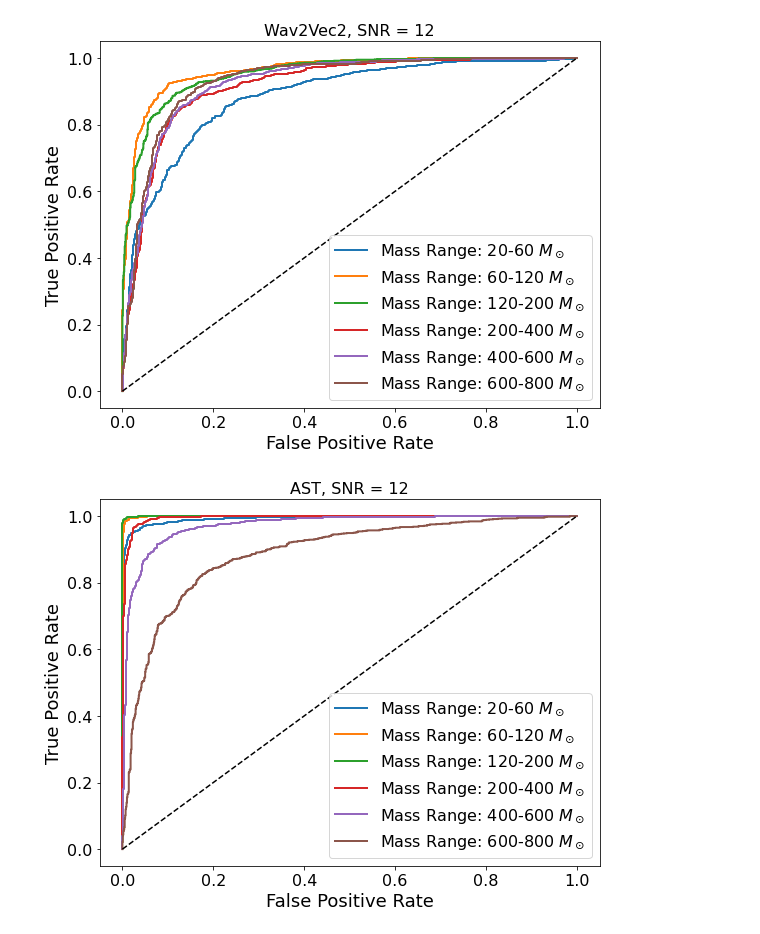
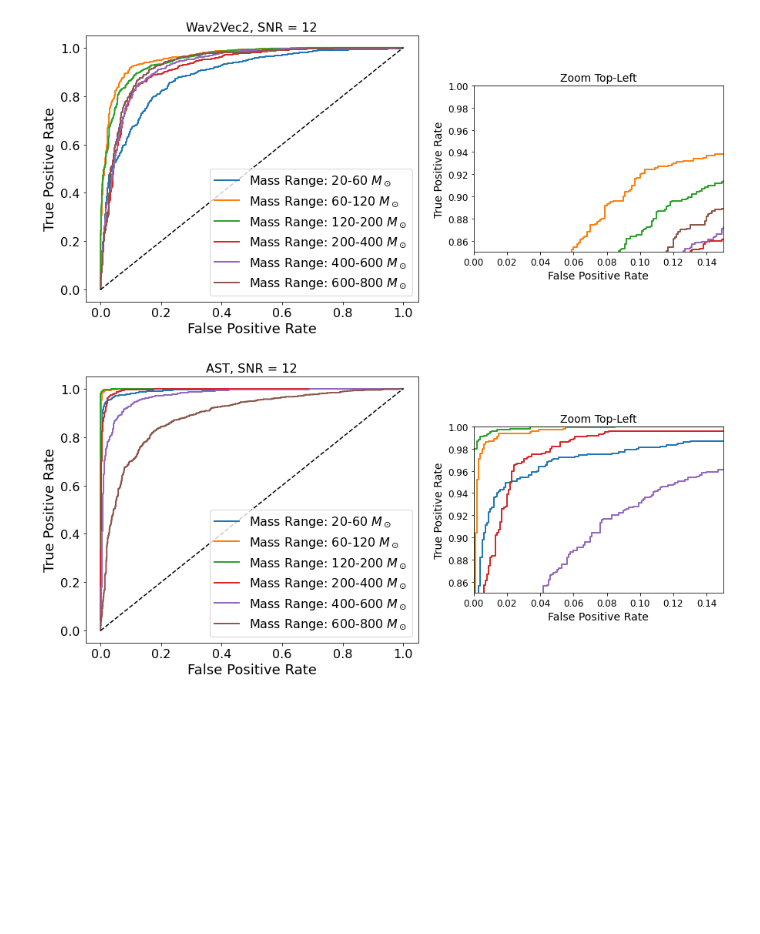
Before and after one commit to Suyash-Deshmukh/transformers-for-GW-analysis, a Jupyter notebook: roc_curves.ipynb, the cells around one changed output. Cells and saved outputs as stored; diff of their text form; code cells hidden in the pictures; blank space fills up the shorter version.

```diff
--- a/roc_curves.ipynb
+++ b/roc_curves.ipynb
@@ -98 +85,38 @@ def plotter(path, title):
+# %%
+def plotter(path, title, file_name):
+    paths = sorted(glob.glob(path), key=lambda x: int(re.search(r'_(\d+)\.hdf5$', x).group(1)))
+    bounds = [int(f.split('_')[-2]) for f in paths]
+    low_bounds = [20] + bounds[:-1]
+    labels = [f"Mass Range: {low}-{high} $M_\\odot$" for low, high in zip(low_bounds, bounds)]
+
+    fig = plt.figure(figsize=(10, 6))  # wider to accommodate inset outside
+
+    # Main ROC plot
+    ax_main = fig.add_axes([0.05, 0.1, 0.6, 0.8])  # [left, bottom, width, height]
+    ax_zoom = fig.add_axes([0.75, 0.25, 0.45, 0.5])
+
+    for i, path in enumerate(paths):
+        with h5py.File(path, "r") as f:
+            fpr = f["fpr"][:]
+            tpr = f["tpr"][:]
+        ax_main.plot(fpr, tpr, lw=2, label=labels[i])
+        ax_zoom.plot(fpr, tpr, lw=2)
+
+    ax_main.plot([0, 1], [0, 1], "k--")
+    ax_main.set_xlabel("False Positive Rate", fontsize=18)
+    ax_main.set_ylabel("True Positive Rate", fontsize=18)
+    ax_main.tick_params(labelsize=16)
+    ax_main.legend(loc="lower right", fontsize=16)
+    ax_main.set_title(title, fontsize=16)
+
+    # ax_zoom.plot([0, 1], [0, 1], "k--")
+    ax_zoom.set_xlim(0.0, 0.15)
+    ax_zoom.set_ylim(0.85, 1.0)
+    ax_zoom.set_title("Zoom Top-Left", fontsize=14)
+    ax_zoom.set_xlabel("False Positive Rate", fontsize=14)
+    ax_zoom.set_ylabel("True Positive Rate", fontsize=14)
+    ax_zoom.tick_params(labelsize=12)
+
+    plt.savefig(f'figures/{file_name}.png', bbox_inches='tight', facecolor='w', transparent=False, dpi=200)
+    plt.show()
 # %%
@@ -102,9 +126,9 @@ plotter("logs/whisper*eval_roc_*.hdf5", "Whisper, SNR = 12")
 # %%
-plotter("logs/wav2vec2_*eval_roc_*.hdf5", "Wav2Vec2, SNR = 12")
+plotter("logs/wav2vec2_*eval_roc_*.hdf5", "Wav2Vec2, SNR = 12", "wav2vec2_all_masses")
 # %% [output]
-[figure, old version]
+[figure, new version]
 # %%
-plotter("logs/ast*eval_roc_*.hdf5", "AST, SNR = 12")
+plotter("logs/ast*eval_roc_*.hdf5", "AST, SNR = 12", "ast_all_masses")
 # %% [output]
-[figure, old version]
+[figure, new version]
 # %%
```
Also changed, not shown: parts of 14 cells of this notebook, 23 other files.
